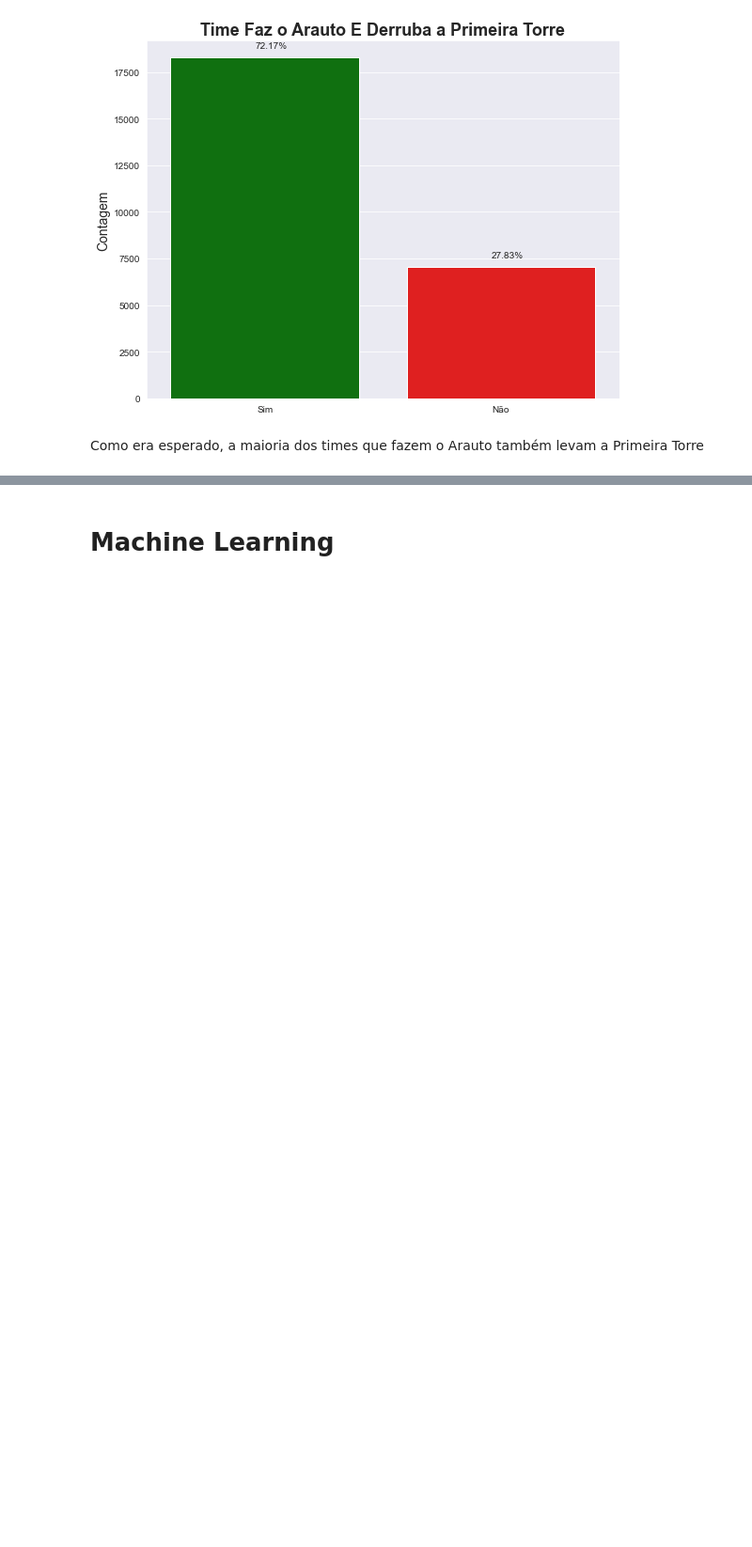
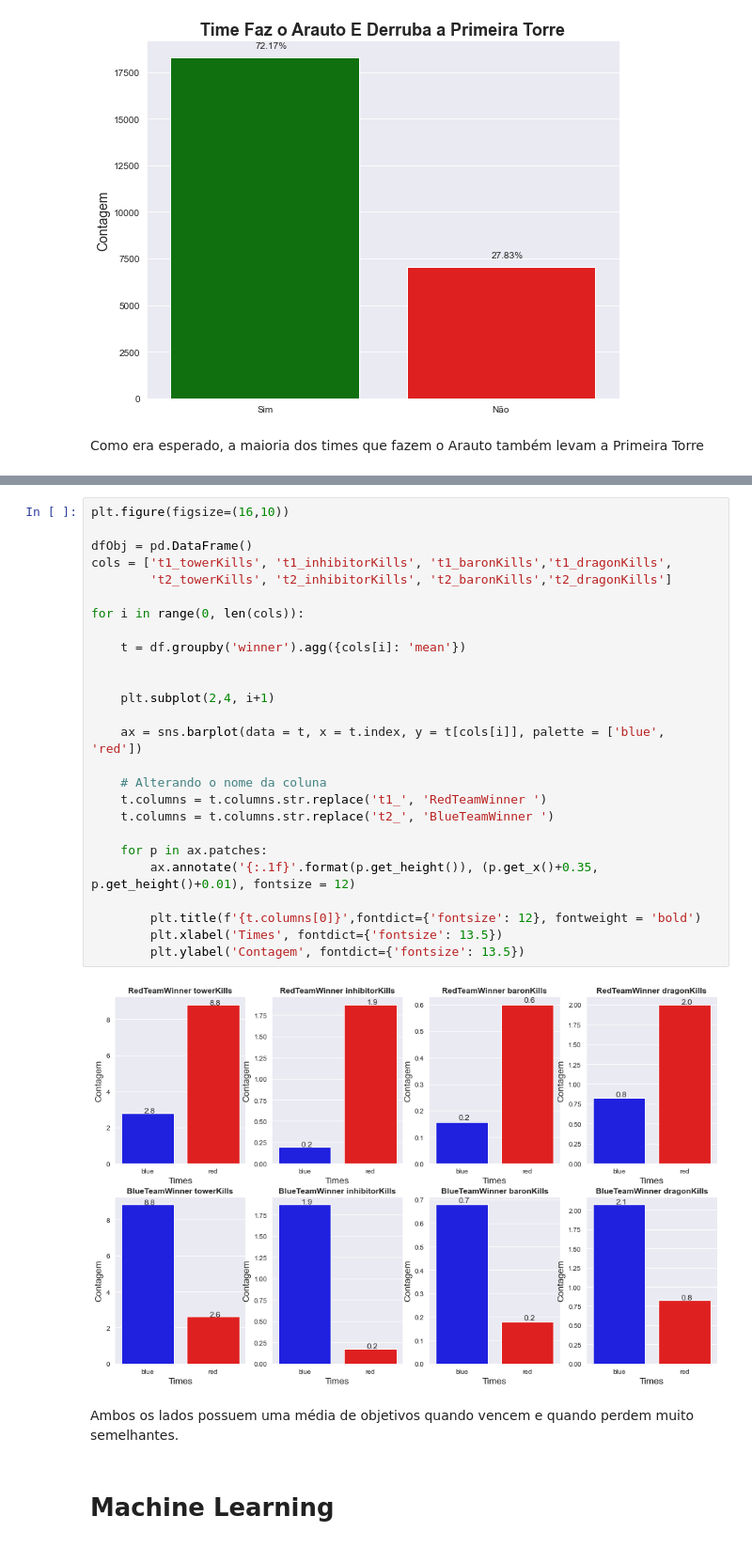
Before and after one commit to rafajovelho/League-Of-Legends-Data-Analysys, a Jupyter notebook: LoL.ipynb, the cells around one changed output, grey strips where cells are left out. Shown: that part at 94% size. Drawn from its saved outputs; the diff is of its cells as text; blank space fills up the shorter version.

```diff
--- a/LoL.ipynb
+++ b/LoL.ipynb
@@ -786,3 +814,33 @@ Como era esperado, a maioria dos times que fazem o Arauto também levam a Primei
+# %%
+plt.figure(figsize=(16,10))
+
+dfObj = pd.DataFrame()
+cols = ['t1_towerKills', 't1_inhibitorKills', 't1_baronKills','t1_dragonKills',
+        't2_towerKills', 't2_inhibitorKills', 't2_baronKills','t2_dragonKills']
+
+for i in range(0, len(cols)):
+
+    t = df.groupby('winner').agg({cols[i]: 'mean'})
+
+
+    plt.subplot(2,4, i+1)
+
+    ax = sns.barplot(data = t, x = t.index, y = t[cols[i]], palette = ['blue', 'red'])
+
+    # Alterando o nome da coluna
+    t.columns = t.columns.str.replace('t1_', 'RedTeamWinner ')
+    t.columns = t.columns.str.replace('t2_', 'BlueTeamWinner ')
+
+    for p in ax.patches:
+        ax.annotate('{:.1f}'.format(p.get_height()), (p.get_x()+0.35, p.get_height()+0.01), fontsize = 12)
+
+        plt.title(f'{t.columns[0]}',fontdict={'fontsize': 12}, fontweight = 'bold')
+        plt.xlabel('Times', fontdict={'fontsize': 13.5})
+        plt.ylabel('Contagem', fontdict={'fontsize': 13.5})
+# %% [output]
+[figure, added]
+# %% [markdown]
+Ambos os lados possuem uma média de objetivos quando vencem e quando perdem muito semelhantes.
 # %% [markdown]
 # Machine Learning
 # %% [markdown]
```
Also changed, not shown: parts of 3 cells of this notebook.
